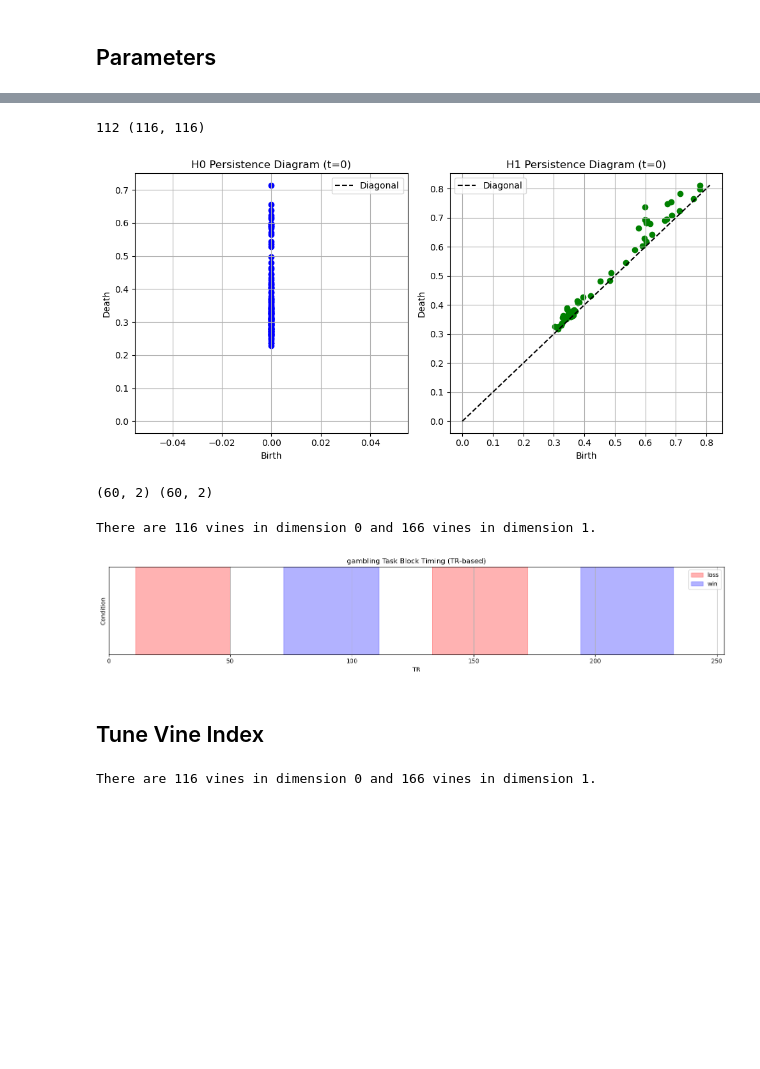
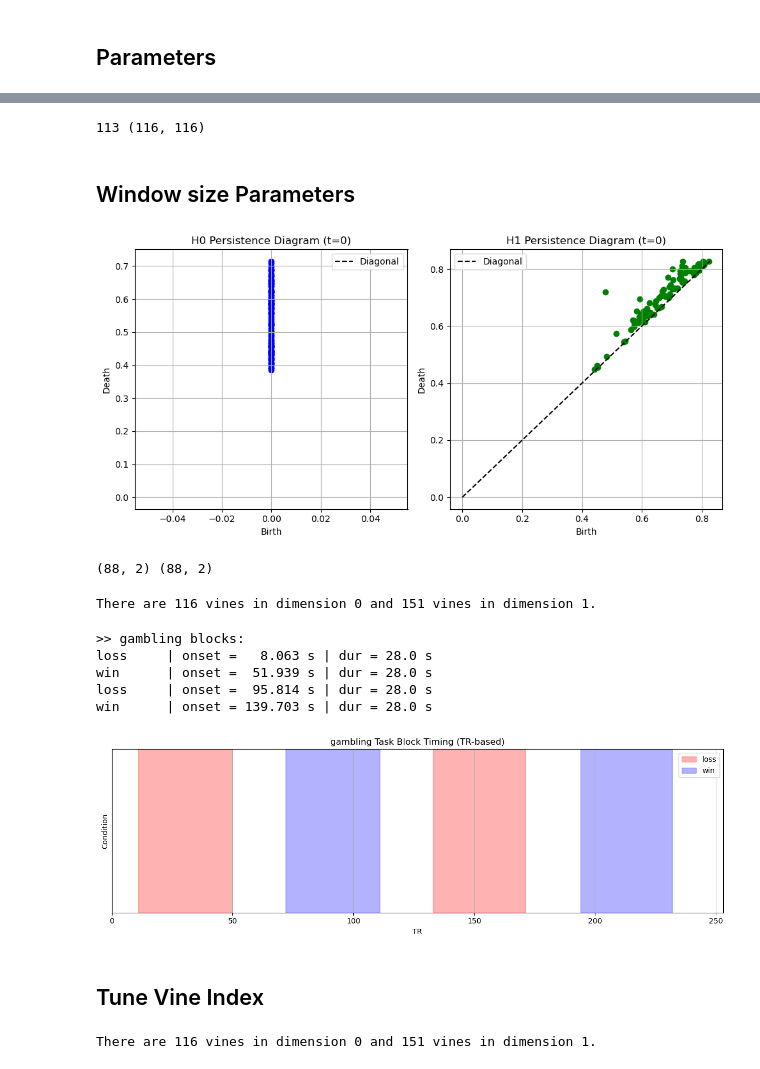
Before and after one commit to jhjeong-lab/BrainNetworkTDA, a Jupyter notebook: Analysis/Build_Vineyard.ipynb, the cells around one changed output, grey strips where cells are left out. Saved outputs shown, nothing was run; the diff lists cells and outputs as text; code cells hidden in the pictures; blank space fills up the shorter version.

```diff
--- a/Analysis/Build_Vineyard.ipynb
+++ b/Analysis/Build_Vineyard.ipynb
@@ -33,16 +33,18 @@ There are 112 files in:
 n_frames = num_files
 start_frame, end_frame = 0, num_files  # 원하는 구간으로 바꿔서 사용
 
-# === Step 1: Load distance matrices ===
+# === Load distance matrices ===
 distance_matrices = []
 for i in range(start_frame, end_frame):
-    fname = os.path.join(data_dir, f"{task}100206_dist_matrix_{i:03d}.txt")
+    fname = os.path.join(data_dir, f"{task}{subject:06d}_dist_matrix_{i:03d}.txt")
     mat = np.loadtxt(fname)
     distance_matrices.append(mat)
 # %%
 print(len(distance_matrices), distance_matrices[0].shape)
 # %% [output]
-112 (116, 116)
+113 (116, 116)
+# %% [markdown]
+## Window size Parameters
 # %%
 if task == 'gambling':
     num_windows = n_frames
@@ -98,9 +100,9 @@ plt.legend()
 plt.tight_layout()
 plt.show()
 # %% [output]
-[figure, old version]
+[figure, new version]
 # %%
 print(diagrams_H1[0].shape, diagrams_H1[0][np.all(np.isfinite(diagrams_H1[0]), axis=1)].shape)
 # %% [output]
-(60, 2) (60, 2)
+(88, 2) (88, 2)
 # %%
@@ -144,7 +146,7 @@ num_vines_H1 = len(vines_H1)
 # %%
 print("There are", len(vines_H0), "vines in dimension 0 and", len(vines_H1), "vines in dimension 1.")
 # %% [output]
-There are 116 vines in dimension 0 and 166 vines in dimension 1.
+There are 116 vines in dimension 0 and 151 vines in dimension 1.
 # %%
 def vines_to_time_value(vines):
     """
@@ -302,51 +339,51 @@ def plotly_vines_3d(vines, start_idx=0, end_idx=None):
+# %%
+ev_dir = f"C:/Users/JINHWA/Projects/BrainNetworkTDA/Dataset/{subject:06d}/MNINonLinear/Results/tfMRI_{task}_LR/EVs"
+blocks = load_task_blocks(ev_dir, task, include_neutral=False)
+print(f">> {task} blocks:")
+for lbl, onset, dur in blocks:
+    print(f"{lbl:8s} | onset = {onset:7.3f} s | dur = {dur:.1f} s")
+# %% [output]
+>> gambling blocks:
+loss     | onset =   8.063 s | dur = 28.0 s
+win      | onset =  51.939 s | dur = 28.0 s
+loss     | onset =  95.814 s | dur = 28.0 s
+win      | onset = 139.703 s | dur = 28.0 s
 # %%
 TR = 0.72
 # Convert to TR-based onsets
-gambling_blocks = [
-    ("loss",  8.063, 28.0),
-    ("win",  51.951, 28.0),
-    ("loss", 95.840, 28.0),
-    ("win", 139.742, 28.0),
-]
-emotion_blocks = [
-    ("fear",      8.032, 18.0),
-    ("neutral",  30.996, 18.0),
-    ("fear",     54.000, 18.0),
-    ("neutral",  76.952, 18.0),
-    ("fear",     99.971, 18.0),
-    ("neutral", 122.966, 18.0),
-]
-
 corrected_blocks = []
-for label, onset, duration in globals()[task + '_blocks']:
+for label, onset, duration in blocks:
 
     start_tr = int(onset // TR)
     end_tr   = int((onset + duration) // TR)
     corrected_blocks.append((label, start_tr, end_tr))
 
 # Plot
-plt.figure(figsize=(15, 3))
+plt.figure(figsize=(12, 4))
 for label, start_tr, end_tr in corrected_blocks:
     color = 'red' if label in ('loss', 'fear') else 'blue'
     alpha = 0.3
     label_name = label if label not in plt.gca().get_legend_handles_labels()[1] else None
     plt.axvspan(start_tr, end_tr, color=color, alpha=alpha, label=label_name)
 
 plt.xlabel("TR")
 plt.ylabel("Condition")
 plt.title(f"{task} Task Block Timing (TR-based)")
-plt.xlim(0, 253)  # full run duration
+if task == 'gambling':
+    plt.xlim(0, 253)
+elif task == 'emotion':
+    plt.xlim(0, 176)
 plt.yticks([])
 plt.grid(True)
 plt.legend()
 plt.tight_layout()
 plt.show()
 # %% [output]
-[figure, old version]
+[figure, new version]
 # %% [markdown]
 ## Tune Vine Index
 # %%
 print("There are", len(vines_H0), "vines in dimension 0 and", len(vines_H1), "vines in dimension 1.")
 # %% [output]
-There are 116 vines in dimension 0 and 166 vines in dimension 1.
+There are 116 vines in dimension 0 and 151 vines in dimension 1.
 # %%
```
Also changed, not shown: parts of 11 cells of this notebook, 10 other files.
